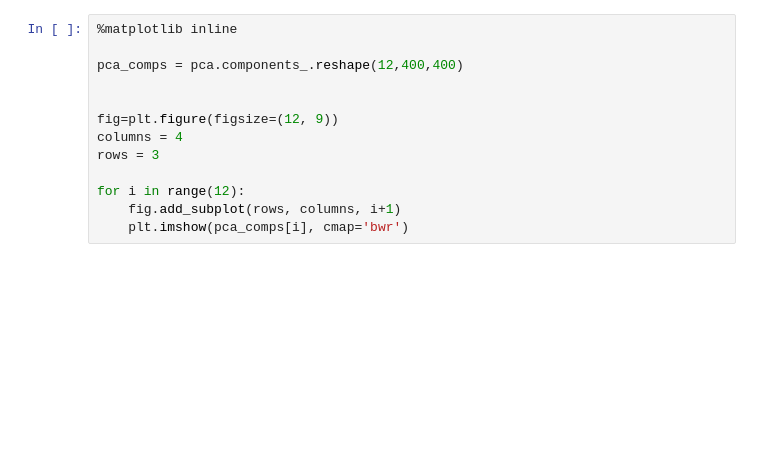
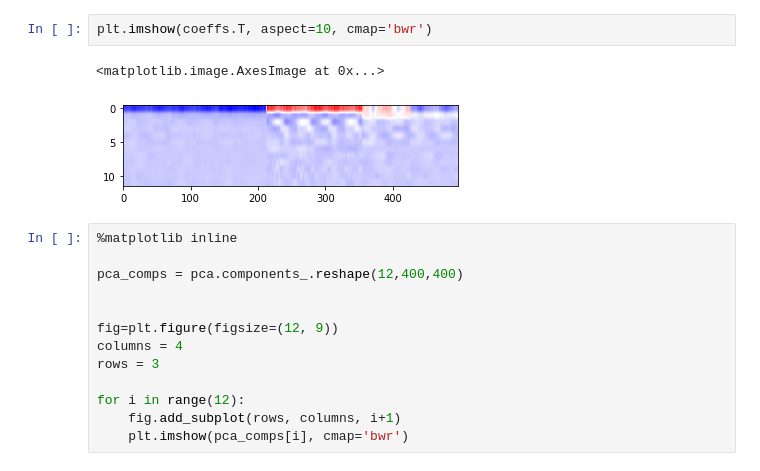
Before and after one commit to ANU-WALD/sat_decomp, a Jupyter notebook: component_comp.ipynb, the cells around one changed output. Saved outputs shown, nothing was run; the diff lists cells and outputs as text; blank space fills up the shorter version.

```diff
--- a/component_comp.ipynb
+++ b/component_comp.ipynb
@@ -121,3 +173,8 @@ AAAA tensor(7.6754e-13, device='cuda:0') tensor(0.0781, device='cuda:0')
+# %%
+plt.imshow(coeffs.T, aspect=10, cmap='bwr')
+# %% [output]
+<matplotlib.image.AxesImage at 0x...>
+[figure, added]
 # %%
 %matplotlib inline
 
```
Also changed, not shown: parts of 5 cells of this notebook.
